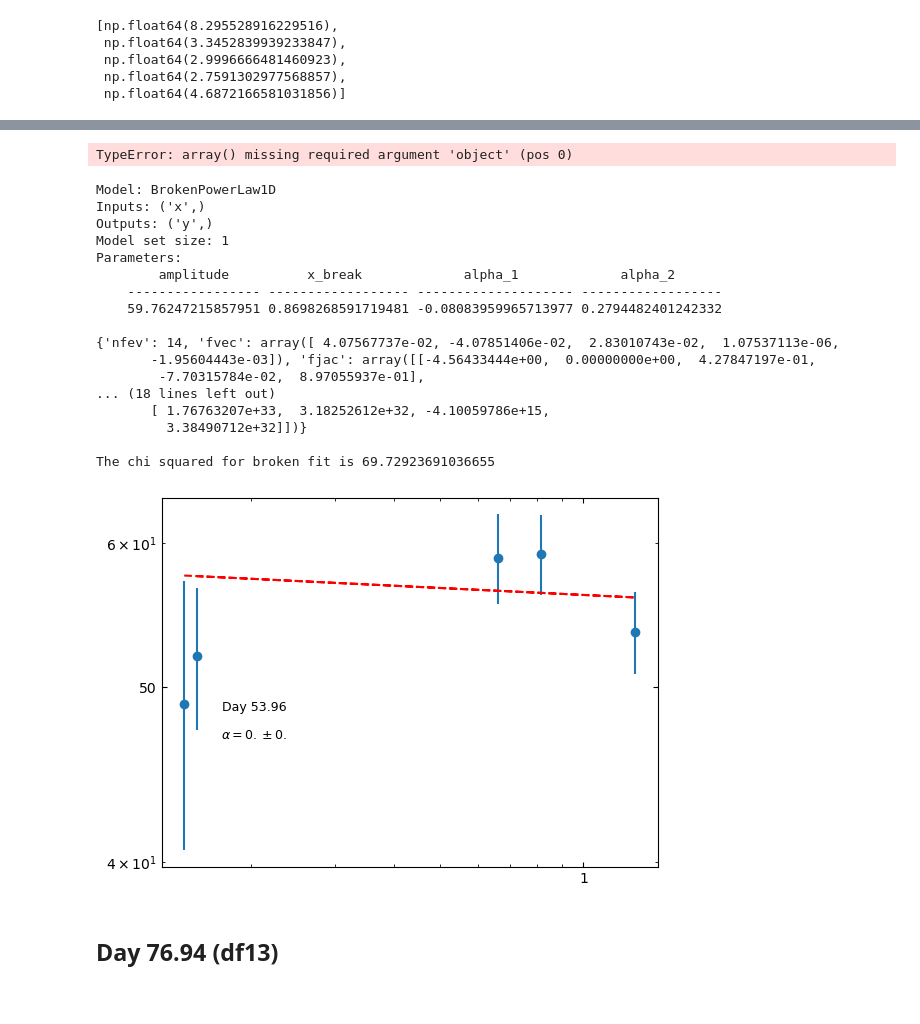
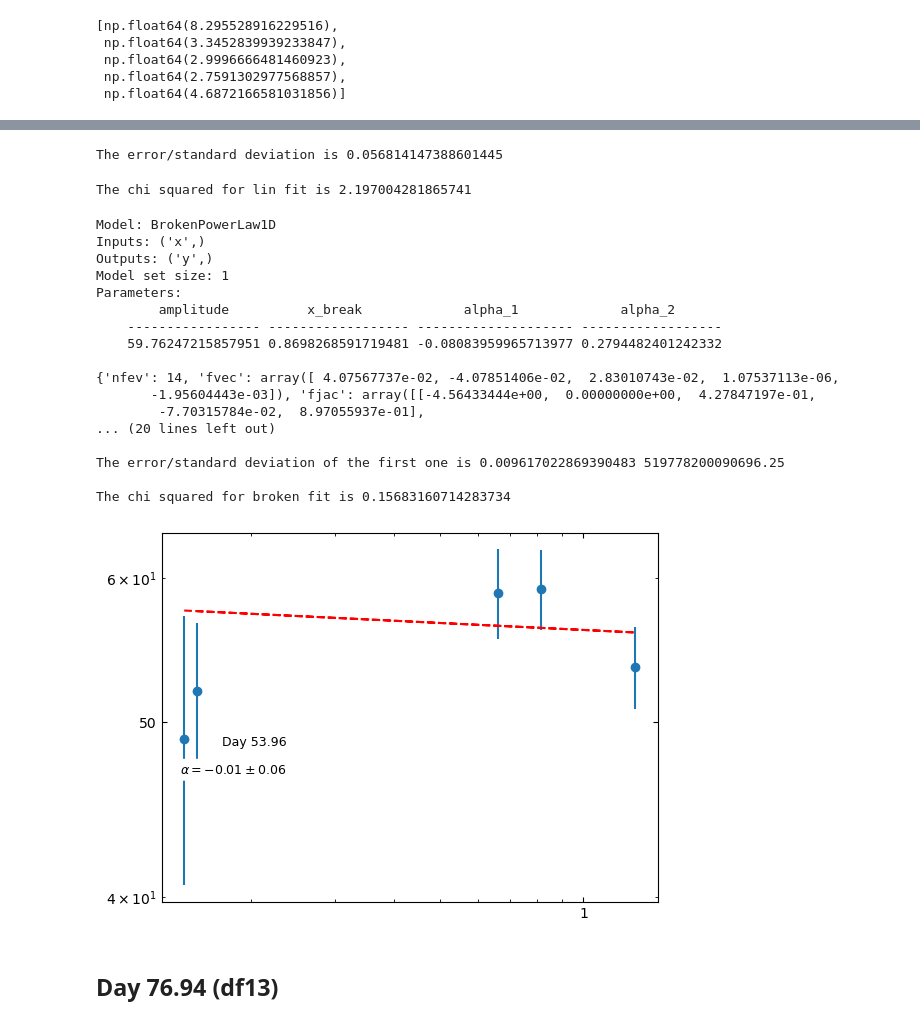
Before and after one commit to Wilhelm005/Research-Code, a Jupyter notebook: RS Oph Spectral Index.ipynb, the cells around one changed output, grey strips where cells are left out. Saved outputs shown, nothing was run; the diff lists cells and outputs as text; code cells hidden in the pictures.

```diff
--- a/RS Oph Spectral Index.ipynb
+++ b/RS Oph Spectral Index.ipynb
@@ -3081,7 +3081,7 @@ yerr12_5
  np.float64(2.7591302977568857),
  np.float64(4.6872166581031856)]
 # %%
-PL12_5 =  PowerLaw1D(amplitude = y12_5[3], x_0= x12_5[3], alpha= 0.0)
+PL12_5 =  PowerLaw1D(amplitude = y12_5[0], x_0= x12_5[0], alpha= 5.0)
 
 #Initialize fitters
 #setting calc_uncertainties=True to output errors on measurement
@@ -3096,7 +3096,7 @@ fit_model12_5 = fit12(PL12_5, x12_5, y12_5)
 y_weight12_5 = 1/ (np.power(yerr12_5, 2))
 
 # fit the data using the uncertainties as weights
-fit_model_weights12_5 = fit12(PL12_5, x12_5, y12_5, weights=y_weight12_5)
+fit_model_weights12_5 = fit12_5(PL12_5, x12_5, y12_5, weights=y_weight12_5)
 
 fit_model_weights12_5
 # %% [output]
@@ -3116,10 +3127,12 @@ fit12_5.fit_info
 # %%
 #taking fvec
-fvec12_5 = np.array( )
+fvec12_5 = np.array([ 0.12622368, -0.21611396, -0.3191237 ,  0.31566641,  0.25224755] )
 var12_5 = np.var(fvec12_5)
 
 #taking cov_x
-cov_x12_5 = np.array(  )
+cov_x12_5 = np.array( [[ 4.88658692e+33, -3.20533687e+32,  9.83637653e+15],
+        [-3.20533687e+32,  2.10252771e+31, -6.45213128e+14],
+        [ 9.83637653e+15, -6.45213128e+14,  5.00128399e-02]] )
 
 def stand(cov):
     diag = np.diagonal(cov)
@@ -3137,10 +3150,12 @@ diag12_5 = stand(cov_x12_5*var12_5)
 
 print('The error/standard deviation is', diag12_5[2]) #Just showing the standard deviation on the slope
 # %% [output]
-TypeError: array() missing required argument 'object' (pos 0)
+The error/standard deviation is 0.056814147388601445
 # %%
 Xhi = cs(df12_5['Flux Density (mJy)'], fit_model_weights12_5( df12_5["Freq (GHz)"] ))
 print("The chi squared for lin fit is", Xhi/(5-4))
+# %% [output]
+The chi squared for lin fit is 2.197004281865741
 # %%
 #BROKEN POWER
 #Input values for function above
@@ -3168,13 +3183,21 @@ print(fw_BPL12_5)
 print("")
 print(fitBPL.fit_info)
 
-"""
+
 #taking fvec
-fvec4 = np.array( )
+fvec4 = np.array( [ 4.07567737e-02, -4.07851406e-02,  2.83010743e-02,  1.07537113e-06,
+       -1.95604443e-03] )
 var4 = np.var(fvec4)
 
 #taking cov_x
-cov_x4 = np.array(  )
+cov_x4 = np.array( [[ 9.23074997e+33,  1.66194671e+33, -2.14137287e+16,
+         1.76763207e+33],
+       [ 1.66194671e+33,  2.99224534e+32, -3.85542627e+15,
+         3.18252612e+32],
+       [-2.14137287e+16, -3.85542627e+15,  1.15875583e-01,
+        -4.10059786e+15],
+       [ 1.76763207e+33,  3.18252612e+32, -4.10059786e+15,
+         3.38490712e+32]] )
 
 def stand(cov):
     diag = np.diagonal(cov)
@@ -3192,9 +3215,8 @@ diag4 = stand(cov_x4*var4)
 #print(diag)  #prints standard deviations of all three variances
 print("")
 print('The error/standard deviation of the first one is', diag4[2], diag4[3]) #Just showing the standard deviation on the slope
-"""
 
-Xhi = cs(df12['Flux Density (mJy)'], fw_BPL12( df12["Freq (GHz)"] ))
+Xhi = cs(df12_5['Flux Density (mJy)'], fw_BPL12_5( df12_5["Freq (GHz)"] ))
 print("")
 print("The chi squared for broken fit is", Xhi/(5-4))
 
@@ -3220,36 +3242,36 @@ Parameters:
 {'nfev': 14, 'fvec': array([ 4.07567737e-02, -4.07851406e-02,  2.83010743e-02,  1.07537113e-06,
        -1.95604443e-03]), 'fjac': array([[-4.56433444e+00,  0.00000000e+00,  4.27847197e-01,
         -7.70315784e-02,  8.97055937e-01],
-... (18 lines left out)
-       [ 1.76763207e+33,  3.18252612e+32, -4.10059786e+15,
-         3.38490712e+32]])}
+... (20 lines left out)
 
-The chi squared for broken fit is 69.72923691036655
+The error/standard deviation of the first one is 0.009617022869390483 519778200090696.25
+
+The chi squared for broken fit is 0.15683160714283734
 # %%
 #plotting to check
-x_freq = np.arange(0.2,32,0.5)
+x_freq = np.arange(0.1,2,0.5)
 fig,ax = plt.subplots()
 mask = df12_5['Flux Density (mJy)'] > 3 * df12_5['Uncertainty (mJy)']  # apply detection threshold
 mask2 = df12_5['Flux Density (mJy)'] < 3 * df12_5['Uncertainty (mJy)']  # apply non-detection threshold
 if mask.any():  # proceed only if at least one detection
     ax.errorbar(df12_5['Freq (GHz)'][mask], df12_5['Flux Density (mJy)'][mask], yerr= yerr12_5 , fmt='o')
     ax.scatter(df12_5['Freq (GHz)'][mask2], (df12_5['Flux Density (mJy)'][mask2] + 3*df12_5['Uncertainty (mJy)'][mask2]), marker='v')
     ax.set_xscale('log')
     ax.set_xticks([1, 5, 10, 50], labels=['1', '5', '10', '50'])
     ax.set_yscale('log')
     ax.set_yticks([1, 5, 10, 20, 50], labels=['1', '5', '10', '20', '50'])
     ax.annotate('Day 53.96', xy=(90, 120), xycoords='axes points', size=9, ha='right', va='top', bbox=dict(boxstyle='round', fc='w', ec="w"))
     ax.tick_params(axis='both', which='both', direction='in', top=True, right=True)
     ax.plot(df12_5['Freq (GHz)'][mask], fit_model_weights12_5(df12_5['Freq (GHz)'][mask]), 'r--')
-    ax.annotate('${\u03B1 = 0. \\pm 0.}$', xy=(90, 100), xycoords='axes points', size=9, ha='right', va='top', bbox=dict(boxstyle='round', fc='w', ec="w"))
+    ax.annotate('${\u03B1 = -0.01 \\pm 0.06}$', xy=(90, 100), xycoords='axes points', size=9, ha='right', va='top', bbox=dict(boxstyle='round', fc='w', ec="w"))
 
     #ax.plot(x_freq, fw_BPL12(x_freq), 'b--')
-    #ax.annotate('${\u03B1_1 = -0.18 \\pm 0.03}$', xy=(90, 160), xycoords='axes points', size=9, ha='right', va='top', bbox=dict(boxstyle='round', fc='w', ec="w"))
-    #ax.annotate('${\u03B1_2 = 0.75 \\pm 0.41}$', xy=(90, 140), xycoords='axes points', size=9, ha='right', va='top', bbox=dict(boxstyle='round', fc='w', ec="w"))
+    #ax.annotate('${\u03B1_1 = -0.08 \\pm 0.01}$', xy=(90, 160), xycoords='axes points', size=9, ha='right', va='top', bbox=dict(boxstyle='round', fc='w', ec="w"))
+    #ax.annotate('${\u03B1_2 = 0.28 \\pm 0.}$', xy=(90, 140), xycoords='axes points', size=9, ha='right', va='top', bbox=dict(boxstyle='round', fc='w', ec="w"))
 
 plt.show();
 # %% [output]
-[figure, old version]
+[figure, new version]
 # %% [markdown]
 ## Day 76.94 (df13)
 # %%
```
Also changed, not shown: parts of 11 cells of this notebook.
